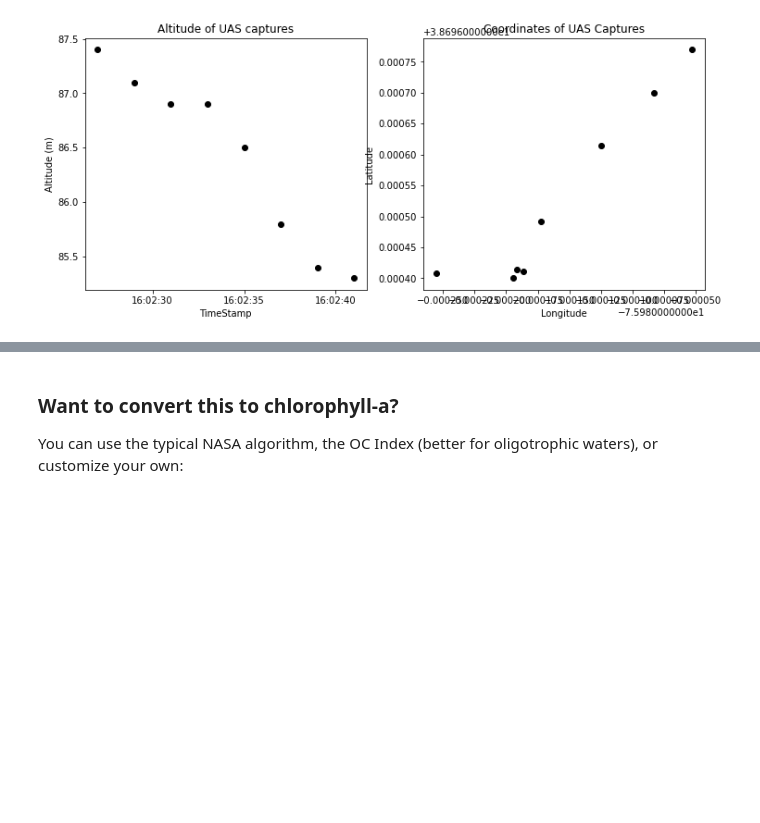
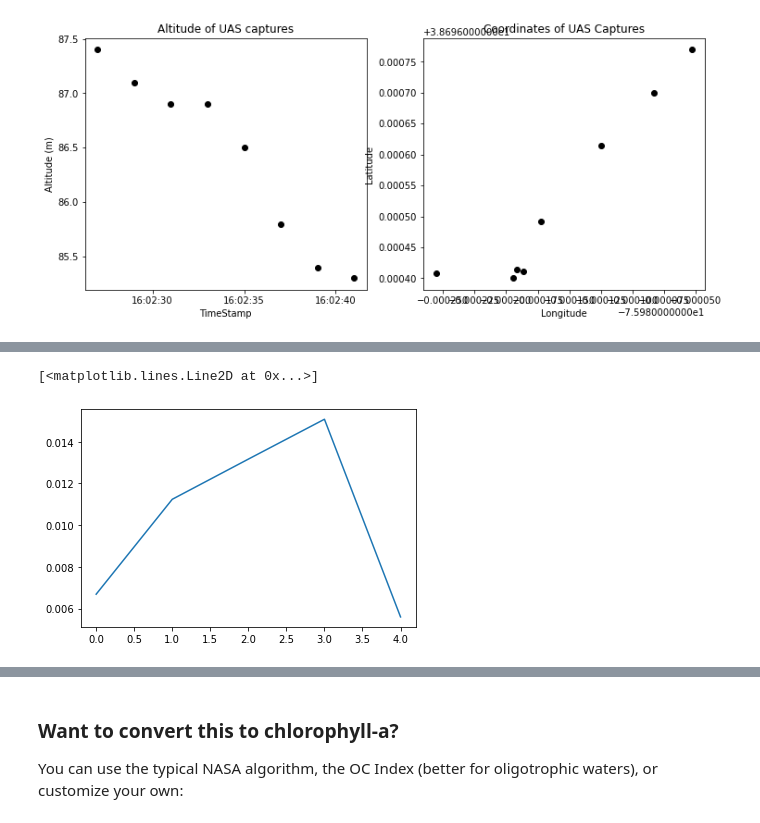
Before and after one commit to aewindle110/DroneWQ, a Jupyter notebook: UAS_radiometry_processing_v3.ipynb, the cells around one changed output, grey strips where cells are left out. Cells and saved outputs as stored; diff of their text form; code cells hidden in the pictures; blank space fills up the shorter version.

```diff
--- a/UAS_radiometry_processing_v3.ipynb
+++ b/UAS_radiometry_processing_v3.ipynb
@@ -138,0 +186,5 @@ for j in range(8):
+# %%
+plt.plot(rrs_imgs[0].mean(axis=(1,2)))
+# %% [output]
+[<matplotlib.lines.Line2D at 0x...>]
+[figure, added]
```
Also changed, not shown: parts of 13 cells of this notebook, 2 other files.
